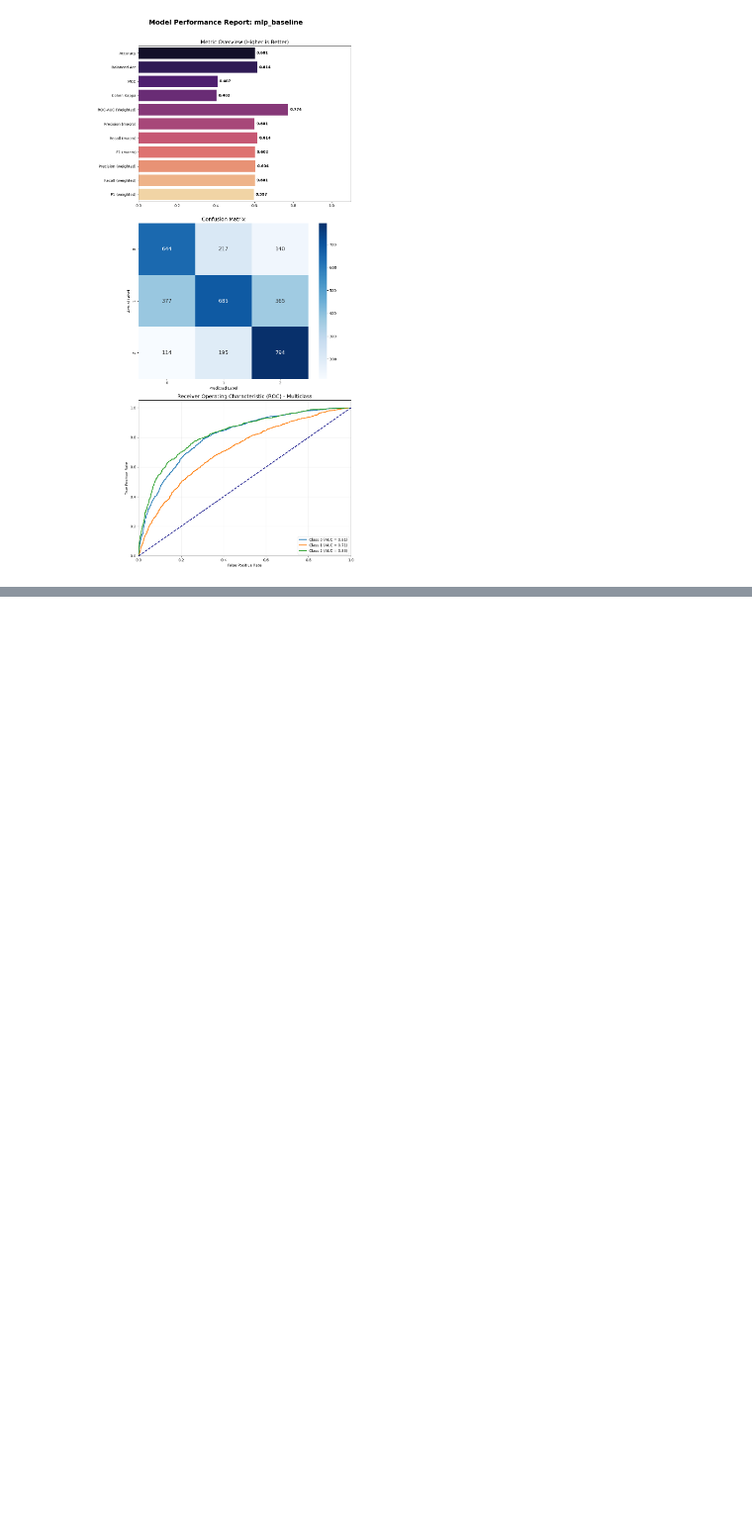
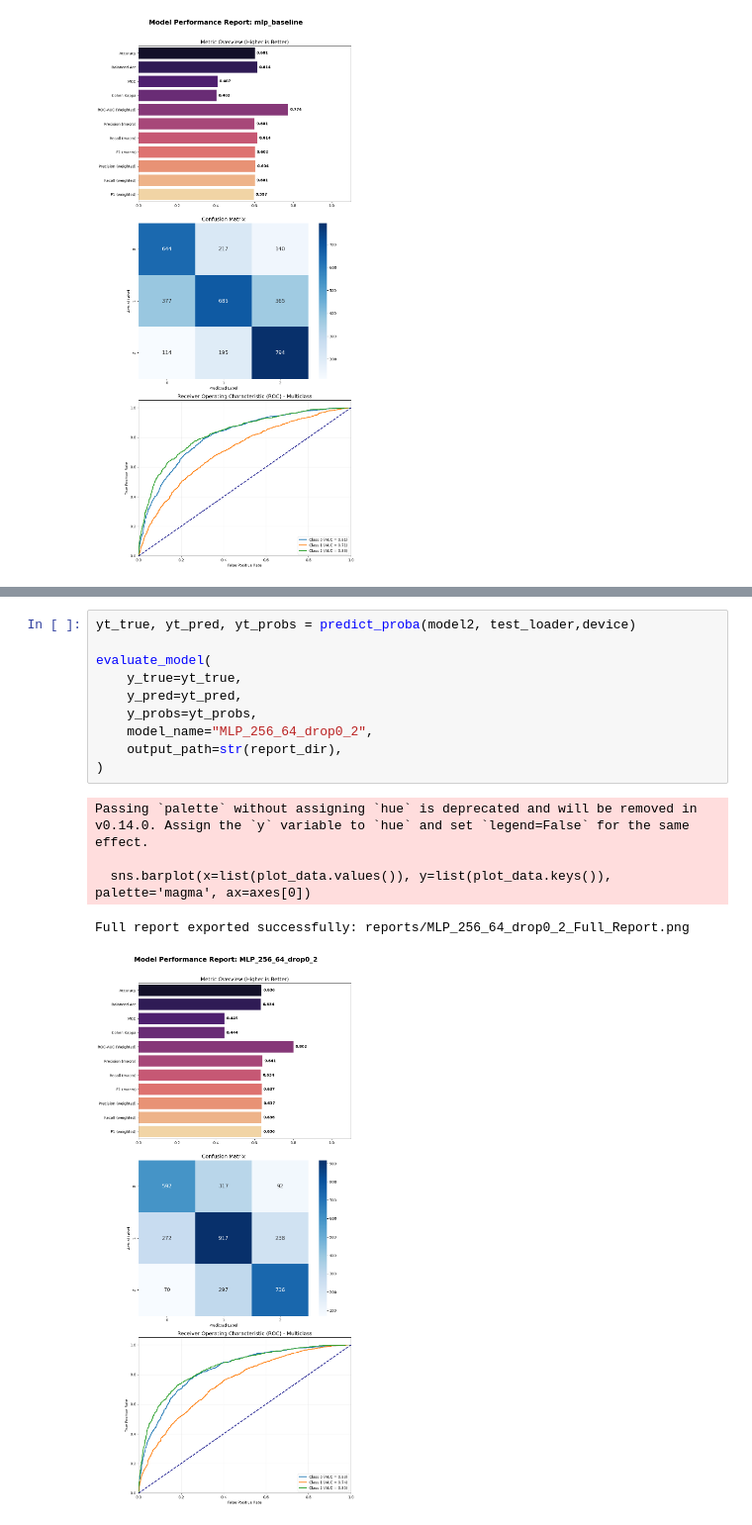
Before and after one commit to josedanielchg/LLM-Based-Sentiment-Analysis, a Jupyter notebook: Q2/Q2_mlp_bert.ipynb, the cells around one changed output, grey strips where cells are left out. Shown at 99% size. Saved outputs shown, nothing was run; the diff lists cells and outputs as text; blank space fills up the shorter version.

```diff
--- a/Q2/Q2_mlp_bert.ipynb
+++ b/Q2/Q2_mlp_bert.ipynb
@@ -374,0 +401,16 @@ Full report exported successfully: reports/mlp_baseline_Full_Report.png
+# %%
+yt_true, yt_pred, yt_probs = predict_proba(model2, test_loader,device)
+
+evaluate_model(
+    y_true=yt_true,
+    y_pred=yt_pred,
+    y_probs=yt_probs,
+    model_name="MLP_256_64_drop0_2",
+    output_path=str(report_dir),
+)
+# %% [output]
+Passing `palette` without assigning `hue` is deprecated and will be removed in v0.14.0. Assign the `y` variable to `hue` and set `legend=False` for the same effect.
+
+  sns.barplot(x=list(plot_data.values()), y=list(plot_data.keys()), palette='magma', ax=axes[0])
+Full report exported successfully: reports/MLP_256_64_drop0_2_Full_Report.png
+[figure, added]
```
Also changed, not shown: parts of 8 cells of this notebook, 3 other files.
